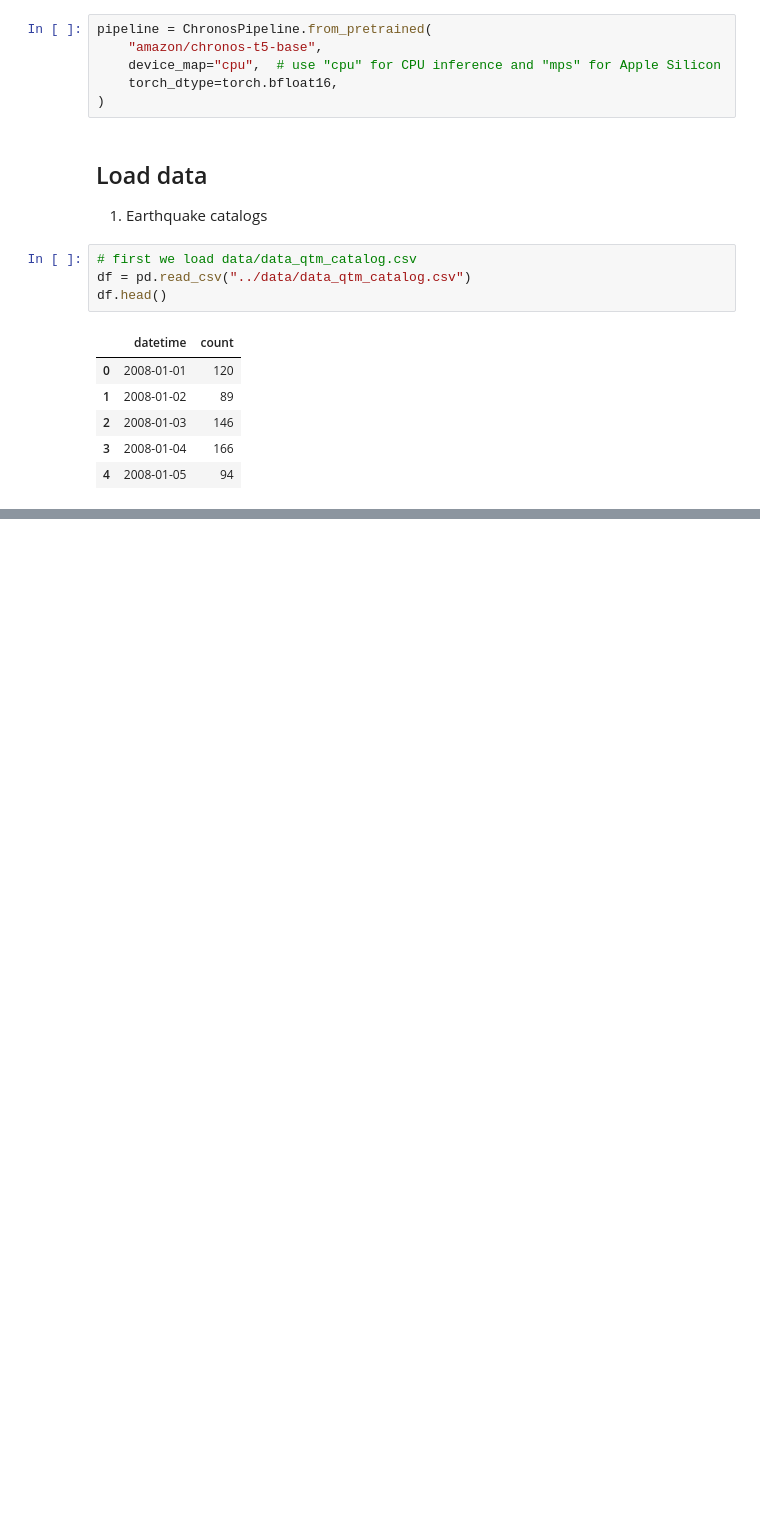
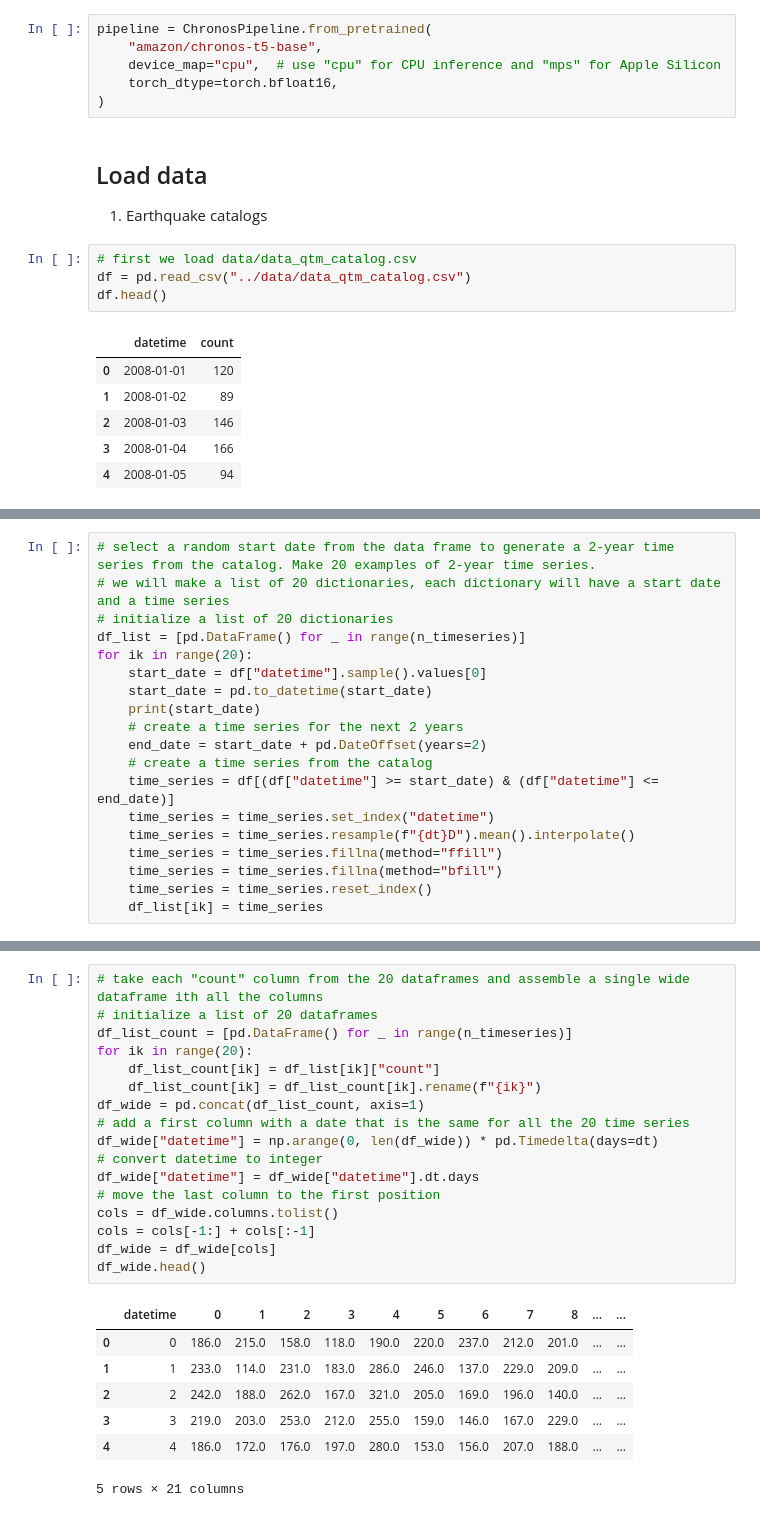
Before and after one commit to mdenolle/GeoCAST, a Jupyter notebook: test_zero-shot/chronos_test.ipynb, the cells around one changed output, grey strips where cells are left out. Saved outputs shown, nothing was run; the diff lists cells and outputs as text; blank space fills up the shorter version.

```diff
--- a/test_zero-shot/chronos_test.ipynb
+++ b/test_zero-shot/chronos_test.ipynb
@@ -172,0 +60,19 @@ plt.show()
+# %%
+# select a random start date from the data frame to generate a 2-year time series from the catalog. Make 20 examples of 2-year time series.
+# we will make a list of 20 dictionaries, each dictionary will have a start date and a time series
+# initialize a list of 20 dictionaries
+df_list = [pd.DataFrame() for _ in range(n_timeseries)]
+for ik in range(20):
+    start_date = df["datetime"].sample().values[0]
+    start_date = pd.to_datetime(start_date)
+    print(start_date)
+    # create a time series for the next 2 years
+    end_date = start_date + pd.DateOffset(years=2)
+    # create a time series from the catalog
+    time_series = df[(df["datetime"] >= start_date) & (df["datetime"] <= end_date)]
+    time_series = time_series.set_index("datetime")
+    time_series = time_series.resample(f"{dt}D").mean().interpolate()
+    time_series = time_series.fillna(method="ffill")
+    time_series = time_series.fillna(method="bfill")
+    time_series = time_series.reset_index()
+    df_list[ik] = time_series
@@ -172,0 +100,25 @@ plt.show()
+# %%
+# take each "count" column from the 20 dataframes and assemble a single wide dataframe ith all the columns
+# initialize a list of 20 dataframes
+df_list_count = [pd.DataFrame() for _ in range(n_timeseries)]
+for ik in range(20):
+    df_list_count[ik] = df_list[ik]["count"]
+    df_list_count[ik] = df_list_count[ik].rename(f"{ik}")
+df_wide = pd.concat(df_list_count, axis=1)
+# add a first column with a date that is the same for all the 20 time series
+df_wide["datetime"] = np.arange(0, len(df_wide)) * pd.Timedelta(days=dt)
+# convert datetime to integer
+df_wide["datetime"] = df_wide["datetime"].dt.days
+# move the last column to the first position
+cols = df_wide.columns.tolist()
+cols = cols[-1:] + cols[:-1]
+df_wide = df_wide[cols]
+df_wide.head()
+# %% [output]
+|  | datetime | 0 | 1 | 2 | 3 | 4 | 5 | 6 | 7 | 8 | ... | ... |
+| 0 | 0 | 186.0 | 215.0 | 158.0 | 118.0 | 190.0 | 220.0 | 237.0 | 212.0 | 201.0 | ... | ... |
+| 1 | 1 | 233.0 | 114.0 | 231.0 | 183.0 | 286.0 | 246.0 | 137.0 | 229.0 | 209.0 | ... | ... |
+| 2 | 2 | 242.0 | 188.0 | 262.0 | 167.0 | 321.0 | 205.0 | 169.0 | 196.0 | 140.0 | ... | ... |
+| 3 | 3 | 219.0 | 203.0 | 253.0 | 212.0 | 255.0 | 159.0 | 146.0 | 167.0 | 229.0 | ... | ... |
+| 4 | 4 | 186.0 | 172.0 | 176.0 | 197.0 | 280.0 | 153.0 | 156.0 | 207.0 | 188.0 | ... | ... |
+5 rows × 21 columns
```
Also changed, not shown: parts of 24 cells of this notebook, 4 other files.
